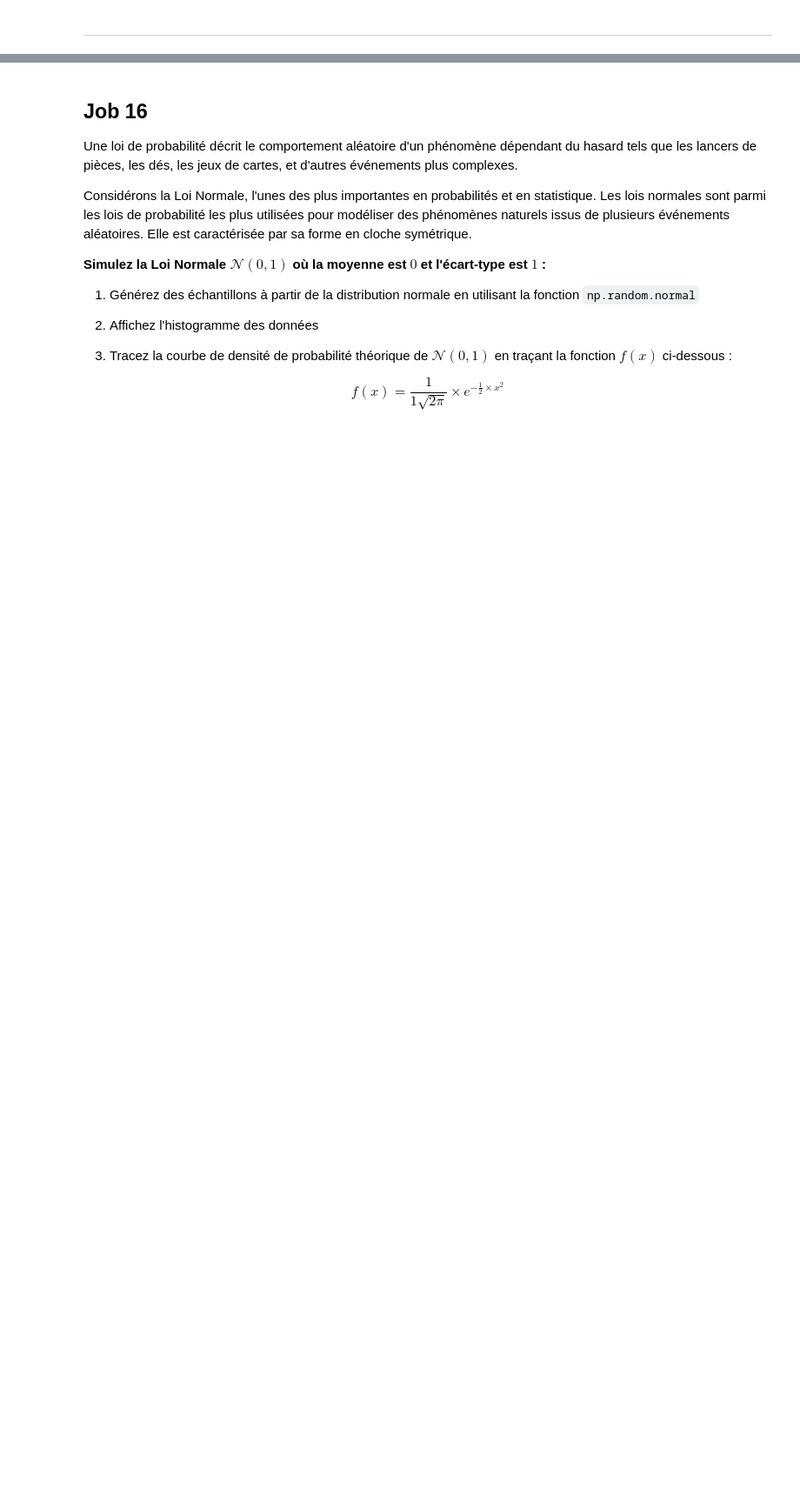
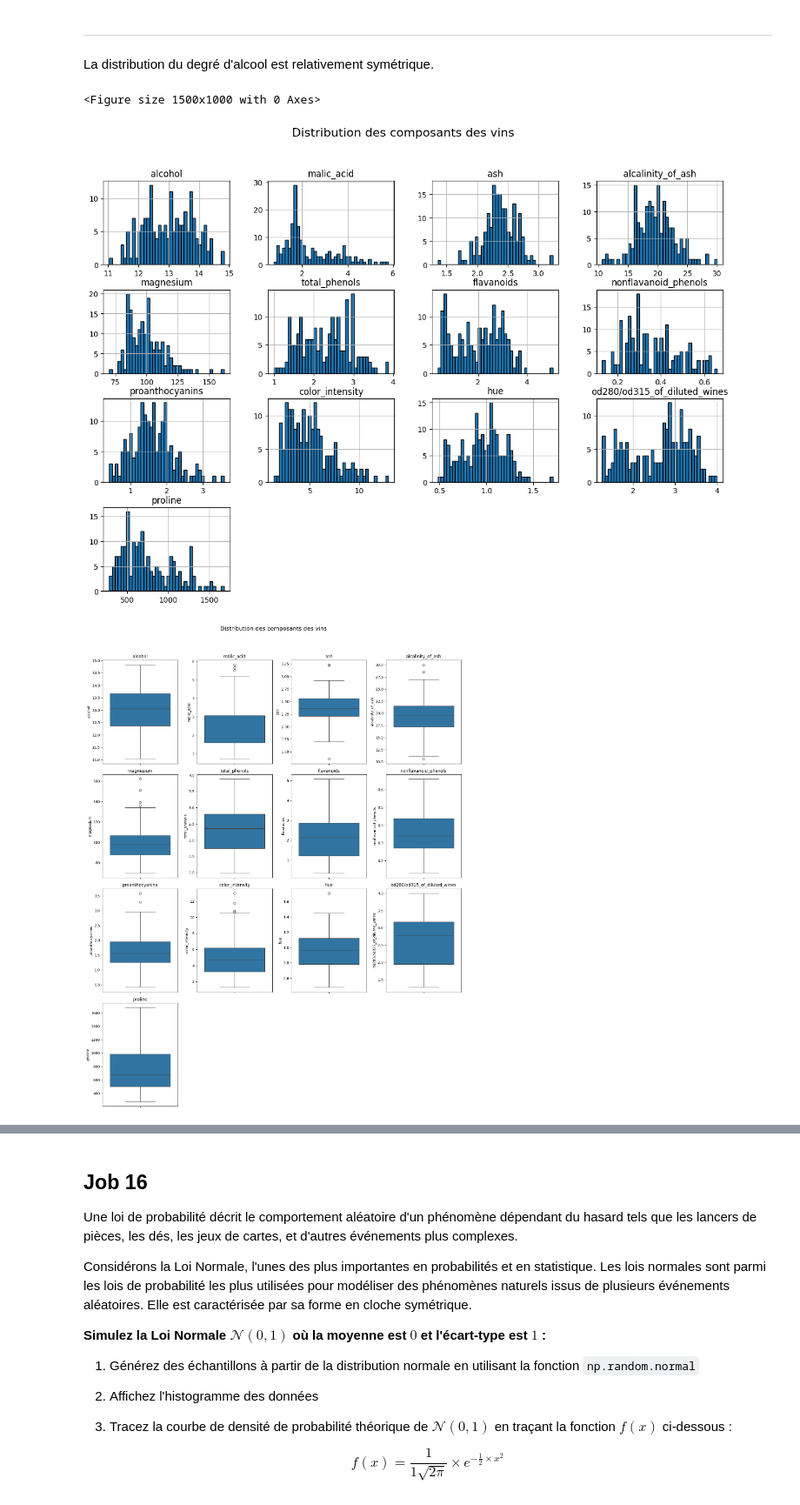
Before and after one commit to bruno-coulet/philomathia, a Jupyter notebook: philomathia.ipynb, the cells around one changed output, grey strips where cells are left out. Shown at 87% size. Drawn from its saved outputs; the diff is of its cells as text; code cells hidden in the pictures; blank space fills up the shorter version.

```diff
--- a/philomathia.ipynb
+++ b/philomathia.ipynb
@@ -750,2 +791,30 @@ wine_df.head()
 # %% [markdown]
 -------------------------------------------
+# %% [markdown]
+La distribution du degré d'alcool est relativement symétrique.
+# %%
+# Job 15 - 3
+
+plt.figure(figsize=(15, 10))
+
+# Histogrammes
+# bin = bacs = intervalles dans lesquels les données sont divisées le long de l'axe x.
+wine_df.hist(bins=40, figsize=(15, 10), edgecolor='black')
+plt.suptitle("Distribution des composants des vins", fontsize=16)
+plt.show()
+
+# Boxplots pour chaque colonne numérique
+plt.figure(figsize=(15, 20))
+for i, column in enumerate(wine_df.select_dtypes(include=['float64', 'int64']).columns, 1):
+    # Grille 4x4 (pour les 13 colonnes)
+    plt.subplot(4, 4, i)
+    sns.boxplot(y=wine_df[column])
+    plt.title(column)
+
+plt.suptitle("Distribution des composants des vins", fontsize=16)
+plt.tight_layout(rect=[0, 0.03, 1, 0.95])
+plt.show()
+# %% [output]
+<Figure size 1500x1000 with 0 Axes>
+[figure, added]
+[figure, added]
```
Also changed, not shown: parts of 14 cells of this notebook, 1 other file.
